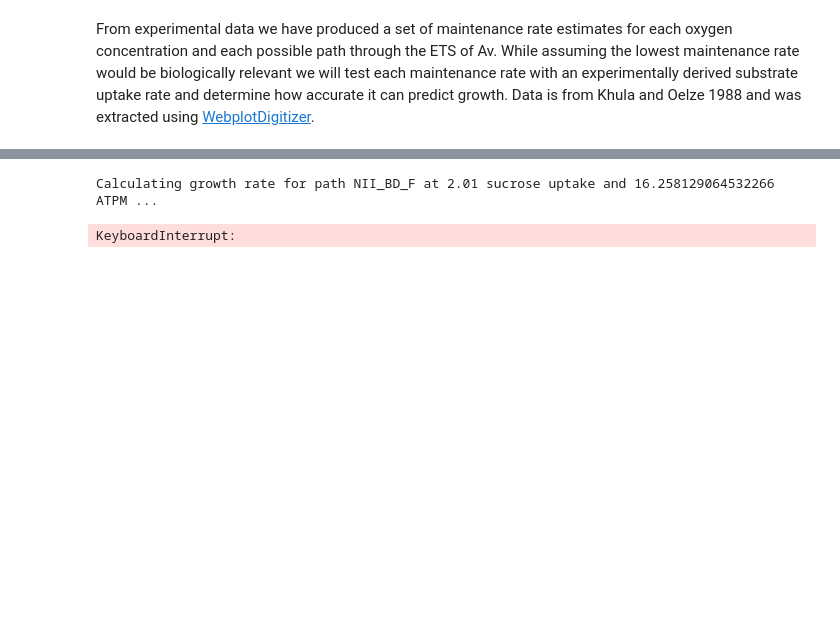
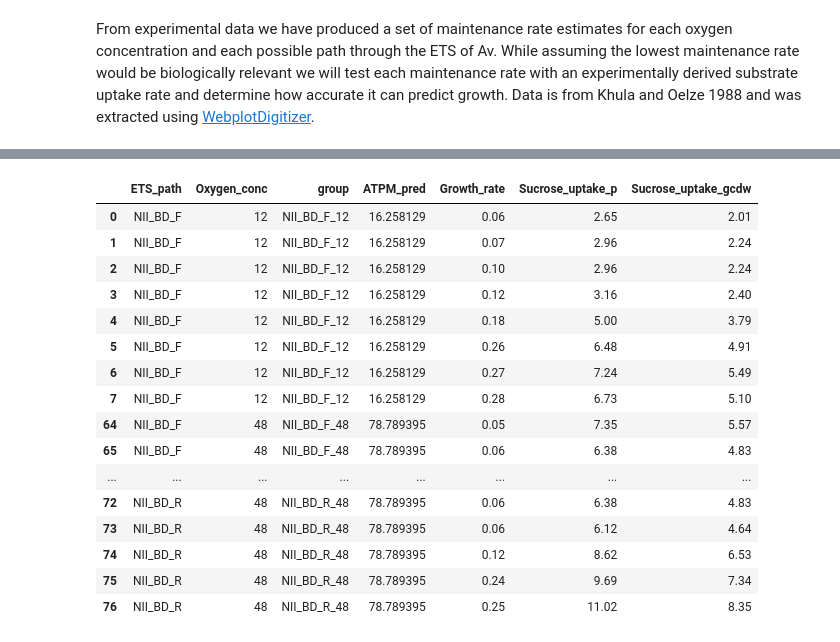
Before and after one commit to alexander-alleman/Azotobactervinelandii_metabolicmodel, a Jupyter notebook: Notebooks/ATPM_compare.ipynb, the cells around one changed output, grey strips where cells are left out. Saved outputs shown, nothing was run; the diff lists cells and outputs as text; code cells hidden in the pictures; blank space fills up the shorter version.

```diff
--- a/Notebooks/ATPM_compare.ipynb
+++ b/Notebooks/ATPM_compare.ipynb
@@ -118,6 +127,27 @@ def ATP_ratio(df, ATP_total):
     ATPM = df.loc[df['Rxn_id'] == 'ATPM', 'Adjusted_Flux'].values[0]
     ATPM_ratio = (ATPM * -1)/ATP_total
     return ATPM_ratio
+# %%
+ATPM_pred_final = ATPM_pred_merge.sort_values(by=['ETS_path', 'Oxygen_conc'])
+ATPM_pred_final.head(50)
+# %% [output]
+|  | ETS_path | Oxygen_conc | group | ATPM_pred | Growth_rate | Sucrose_uptake_p | Sucrose_uptake_gcdw |
+| 0 | NII_BD_F | 12 | NII_BD_F_12 | 16.258129 | 0.06 | 2.65 | 2.01 |
+| 1 | NII_BD_F | 12 | NII_BD_F_12 | 16.258129 | 0.07 | 2.96 | 2.24 |
+| 2 | NII_BD_F | 12 | NII_BD_F_12 | 16.258129 | 0.10 | 2.96 | 2.24 |
+| 3 | NII_BD_F | 12 | NII_BD_F_12 | 16.258129 | 0.12 | 3.16 | 2.40 |
+| 4 | NII_BD_F | 12 | NII_BD_F_12 | 16.258129 | 0.18 | 5.00 | 3.79 |
+| 5 | NII_BD_F | 12 | NII_BD_F_12 | 16.258129 | 0.26 | 6.48 | 4.91 |
+| 6 | NII_BD_F | 12 | NII_BD_F_12 | 16.258129 | 0.27 | 7.24 | 5.49 |
+| 7 | NII_BD_F | 12 | NII_BD_F_12 | 16.258129 | 0.28 | 6.73 | 5.10 |
+| 64 | NII_BD_F | 48 | NII_BD_F_48 | 78.789395 | 0.05 | 7.35 | 5.57 |
+| 65 | NII_BD_F | 48 | NII_BD_F_48 | 78.789395 | 0.06 | 6.38 | 4.83 |
+| ... | ... | ... | ... | ... | ... | ... | ... |
+| 72 | NII_BD_R | 48 | NII_BD_R_48 | 78.789395 | 0.06 | 6.38 | 4.83 |
+| 73 | NII_BD_R | 48 | NII_BD_R_48 | 78.789395 | 0.06 | 6.12 | 4.64 |
+| 74 | NII_BD_R | 48 | NII_BD_R_48 | 78.789395 | 0.12 | 8.62 | 6.53 |
+| 75 | NII_BD_R | 48 | NII_BD_R_48 | 78.789395 | 0.24 | 9.69 | 7.34 |
+| 76 | NII_BD_R | 48 | NII_BD_R_48 | 78.789395 | 0.25 | 11.02 | 8.35 |
 # %%
 ATPM_pred_final = ATPM_pred_merge
 
@@ -191,9 +221,3 @@ def growth_rate_prediction(path_to_model, rxn_path):
     ATPM_pred_final.to_csv("ATPM_pred_final.csv")
 
     ATPM_pred_final.head()
-# %%
-for ETS_path in all_paths:
-    growth_rate_prediction("../Data/Models/iAA1300.json", ETS_path)
-# %% [output]
-Calculating growth rate for path NII_BD_F at 2.01 sucrose uptake and 16.258129064532266 ATPM ...
-KeyboardInterrupt:
```
Also changed, not shown: parts of 8 cells of this notebook, 1 other file.
